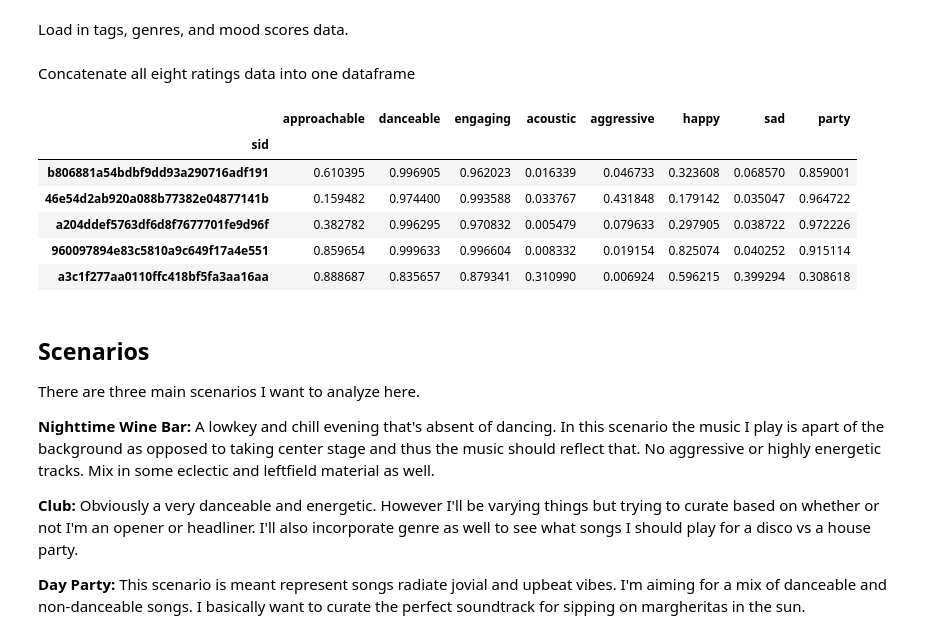
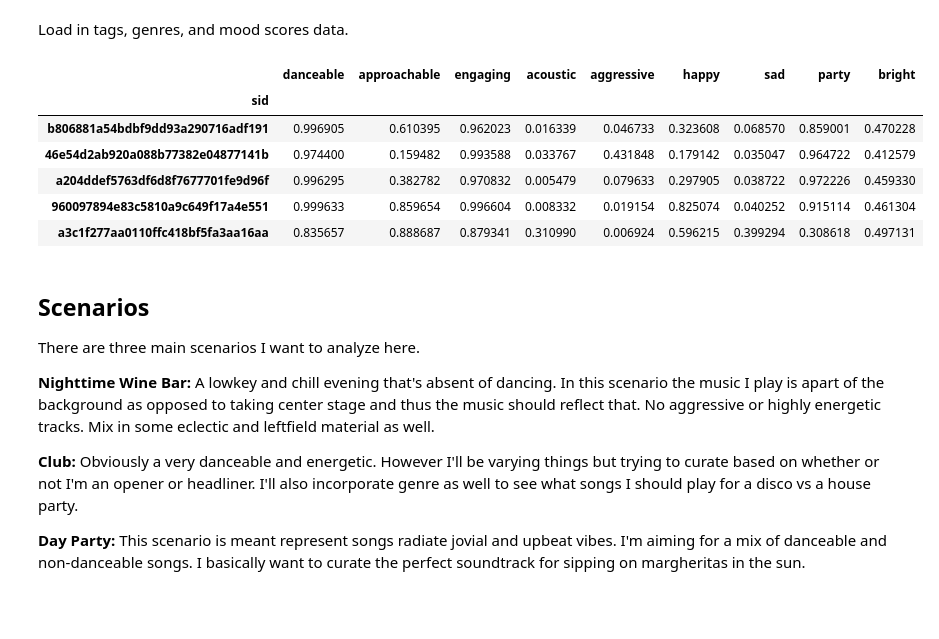
Before and after one commit to GeorgeMcIntire/DataJockey, a Jupyter notebook: Notebooks/Scenario Querying.ipynb, the cells around one changed output. Saved outputs shown, nothing was run; the diff lists cells and outputs as text; code cells hidden in the pictures; blank space fills up the shorter version.

```diff
--- a/Notebooks/Scenario Querying.ipynb
+++ b/Notebooks/Scenario Querying.ipynb
@@ -38,40 +41,24 @@ tags = pd.read_sql_query("SELECT * FROM tags", con = conn).set_index("sid")
 # %%
-approach = pd.read_sql_query("SELECT DISTINCT(sid), approachable FROM approachability_2c_effnet_discogs_1_activations",
-                             con = conn).set_index("sid").applymap(lambda x:x[0].mean())
+mood_queries = ["SELECT sid, danceable FROM danceability_effnet_discogs_1_activations",
+          "SELECT sid, approachable FROM approachability_2c_effnet_discogs_1_activations",
+          "SELECT sid, engaging FROM engagement_2c_effnet_discogs_1_activations",
+          "SELECT sid, acoustic FROM mood_acoustic_effnet_discogs_1_activations",
+          "SELECT sid, aggressive FROM mood_aggressive_effnet_discogs_1_activations",
+          "SELECT sid, happy FROM mood_happy_effnet_discogs_1_activations",
+          "SELECT sid, sad FROM mood_sad_effnet_discogs_1_activations",
+          "SELECT sid, party FROM mood_party_effnet_discogs_1_activations",
+            "SELECT sid, bright FROM timbre_effnet_discogs_1_activations"]
 
-dance = pd.read_sql_query("SELECT DISTINCT(sid),  danceable FROM danceability_effnet_discogs_1_activations",
-                         con = conn).set_index("sid").applymap(lambda x:x[0].mean())
-
-engagement = pd.read_sql_query("SELECT DISTINCT(sid), engaging FROM engagement_2c_effnet_discogs_1_activations",
-                              con = conn).set_index("sid").applymap(lambda x:x[0].mean())
-
-acoustic = pd.read_sql_query("SELECT DISTINCT(sid), acoustic FROM mood_acoustic_effnet_discogs_1_activations",
-                            con = conn).set_index("sid").applymap(lambda x:x[0].mean())
-
-aggresive = pd.read_sql_query("SELECT DISTINCT(sid), aggressive FROM mood_aggressive_effnet_discogs_1_activations",
-                             con = conn).set_index("sid").applymap(lambda x:x[0].mean())
-
-happy = pd.read_sql_query("SELECT DISTINCT(sid), happy FROM mood_happy_effnet_discogs_1_activations",
-                         con = conn).set_index("sid").applymap(lambda x:x[0].mean())
-
-sad = pd.read_sql_query("SELECT DISTINCT(sid), sad FROM mood_sad_effnet_discogs_1_activations",
-                       con = conn).set_index("sid").applymap(lambda x:x[0].mean())
-
-party = pd.read_sql_query("SELECT DISTINCT(sid), party FROM mood_party_effnet_discogs_1_activations",
-                       con = conn).set_index("sid").applymap(lambda x:x[0].mean())
+mood_scores = table_loader(conn,*mood_queries, apply_function=lambda x:x[0].mean())
+mood_scores.head()
+# %% [output]
+|  | danceable | approachable | engaging | acoustic | aggressive | happy | sad | party | bright |
+| sid |  |  |  |  |  |  |  |  |  |
+| b806881a54bdbf9dd93a290716adf191 | 0.996905 | 0.610395 | 0.962023 | 0.016339 | 0.046733 | 0.323608 | 0.068570 | 0.859001 | 0.470228 |
+| 46e54d2ab920a088b77382e04877141b | 0.974400 | 0.159482 | 0.993588 | 0.033767 | 0.431848 | 0.179142 | 0.035047 | 0.964722 | 0.412579 |
+| a204ddef5763df6d8f7677701fe9d96f | 0.996295 | 0.382782 | 0.970832 | 0.005479 | 0.079633 | 0.297905 | 0.038722 | 0.972226 | 0.459330 |
+| 960097894e83c5810a9c649f17a4e551 | 0.999633 | 0.859654 | 0.996604 | 0.008332 | 0.019154 | 0.825074 | 0.040252 | 0.915114 | 0.461304 |
+| a3c1f277aa0110ffc418bf5fa3aa16aa | 0.835657 | 0.888687 | 0.879341 | 0.310990 | 0.006924 | 0.596215 | 0.399294 | 0.308618 | 0.497131 |
-# %% [markdown]
-Concatenate all eight ratings data into one dataframe
-# %%
-mood_scores = pd.concat([approach, dance, engagement, acoustic, aggresive, happy, sad, party], axis = 1)
-mood_scores.head()
-# %% [output]
-|  | approachable | danceable | engaging | acoustic | aggressive | happy | sad | party |
-| sid |  |  |  |  |  |  |  |  |
-| b806881a54bdbf9dd93a290716adf191 | 0.610395 | 0.996905 | 0.962023 | 0.016339 | 0.046733 | 0.323608 | 0.068570 | 0.859001 |
-| 46e54d2ab920a088b77382e04877141b | 0.159482 | 0.974400 | 0.993588 | 0.033767 | 0.431848 | 0.179142 | 0.035047 | 0.964722 |
-| a204ddef5763df6d8f7677701fe9d96f | 0.382782 | 0.996295 | 0.970832 | 0.005479 | 0.079633 | 0.297905 | 0.038722 | 0.972226 |
-| 960097894e83c5810a9c649f17a4e551 | 0.859654 | 0.999633 | 0.996604 | 0.008332 | 0.019154 | 0.825074 | 0.040252 | 0.915114 |
-| a3c1f277aa0110ffc418bf5fa3aa16aa | 0.888687 | 0.835657 | 0.879341 | 0.310990 | 0.006924 | 0.596215 | 0.399294 | 0.308618 |
 # %% [markdown]
 ## Scenarios
 
```
Also changed, not shown: parts of 4 cells of this notebook, 1 other file.
